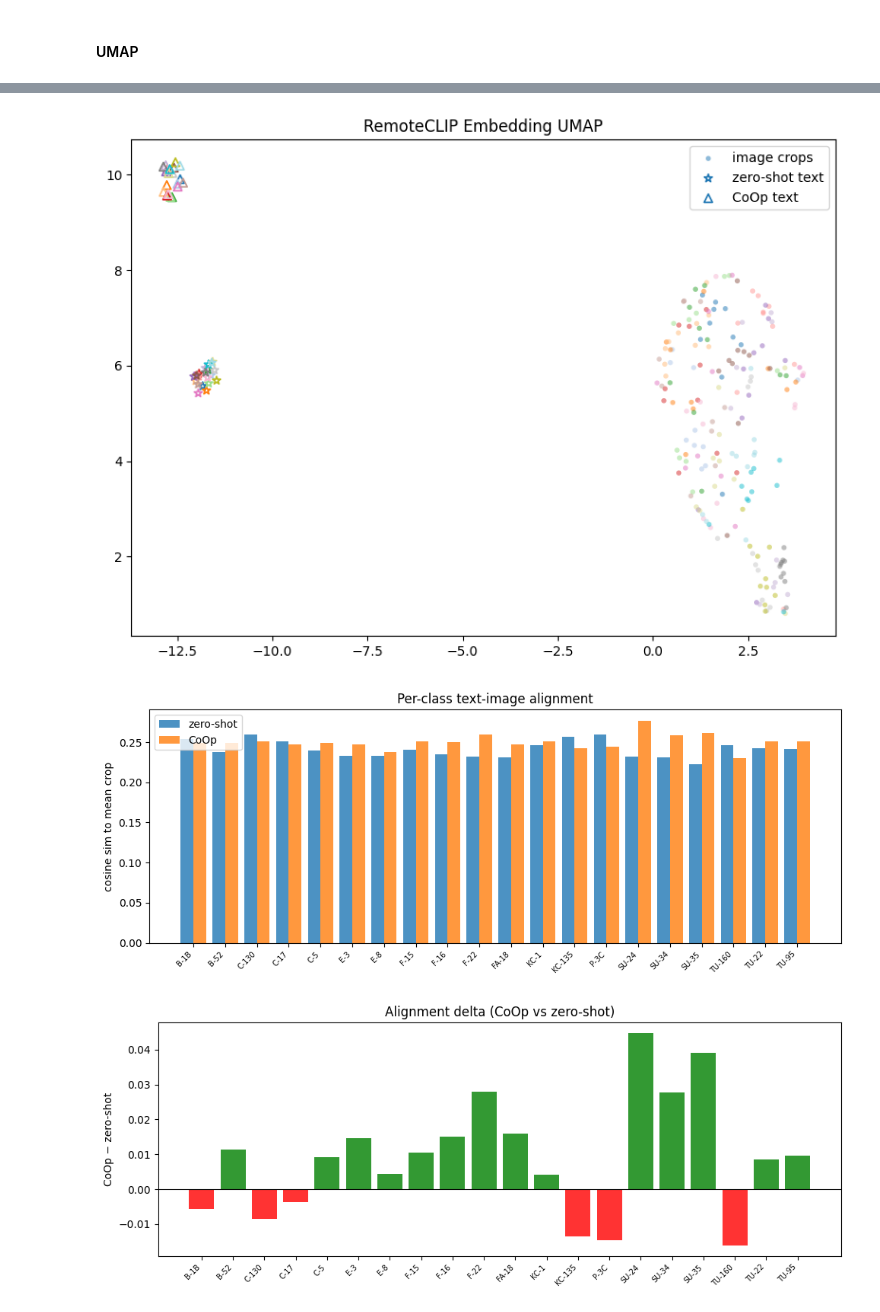
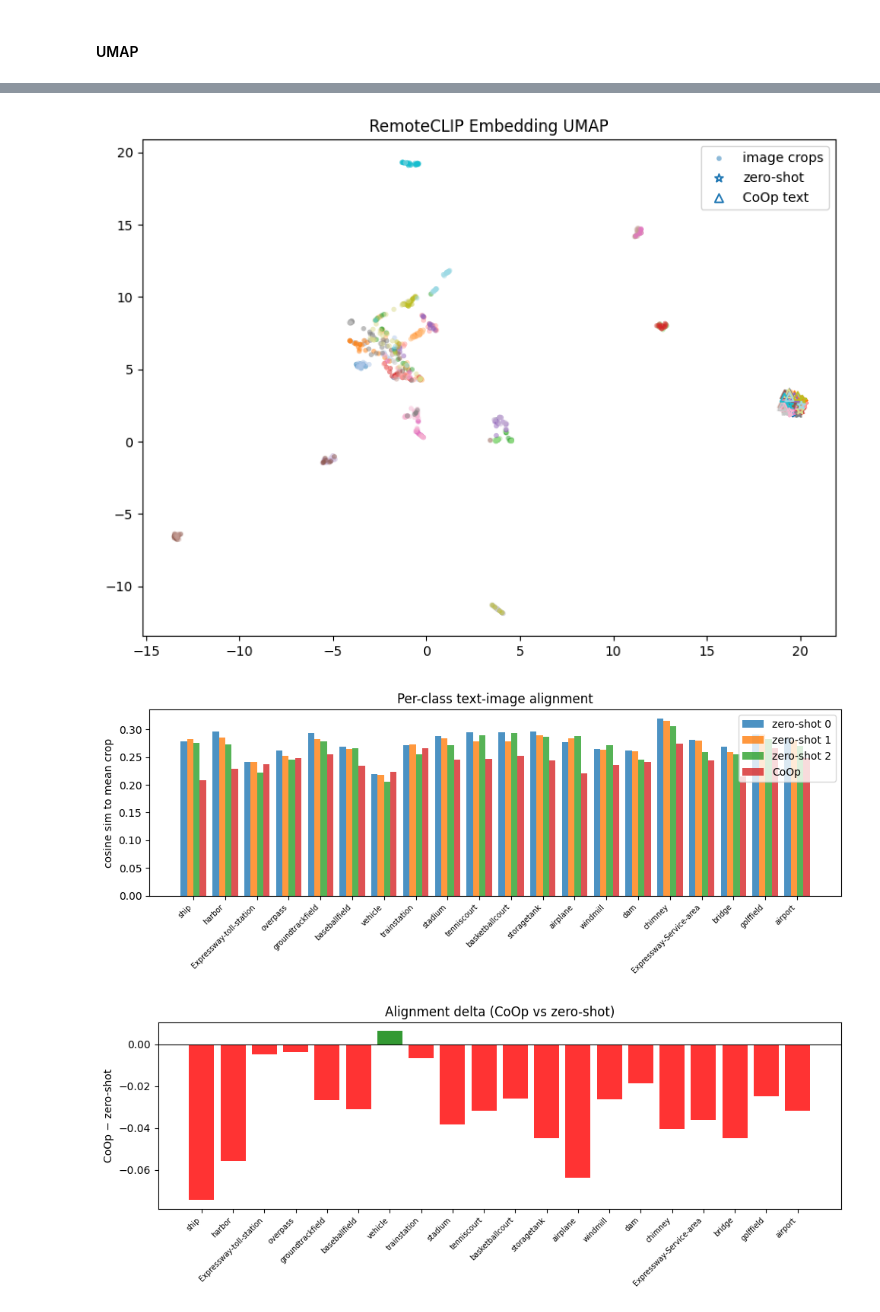
Before and after one commit to madelineloui/ovdsat, a Jupyter notebook: embedding_analysis.ipynb, the cells around one changed output, grey strips where cells are left out. Drawn from its saved outputs; the diff is of its cells as text; code cells hidden in the pictures.

Commit message:
embeddings etc.

```diff
--- a/embedding_analysis.ipynb
+++ b/embedding_analysis.ipynb
@@ -26,6 +26,6 @@ Show, for vanilla CLIP vs RS CLIP:
 # %%
 dataset='mar'
 N=10
-M_list=[3]
+M_list=[1,2,3]
 # %% [markdown]
 #### Get text embeddings
@@ -182,0 +299,30 @@ torch.Size([20, 768])
+# %%
+def contrast_score(text_protos, crop_embed):
+    C, S, D = crop_embed.shape
+    scores = []
+    for i in range(C):
+        sim_correct   = (text_protos[i] * crop_embed[i]).sum(-1).mean()
+        other_crops   = torch.cat([crop_embed[:i], crop_embed[i+1:]], dim=0).reshape(-1, D)
+        sim_incorrect = (text_protos[i] * other_crops).sum(-1).mean()
+        scores.append((sim_correct - sim_incorrect).item())
+    return np.array(scores)
+
+for name, zs, coop_list, crops in [
+    ('CLIP',       clip_zs_list[1],       clip_coop_list,       clip_crop_embed_list),
+    ('GeoRSCLIP',  georsclip_zs_list[1],  georsclip_coop_list,  georsclip_crop_embed_list),
+    ('RemoteCLIP', remoteclip_zs_list[1], remoteclip_coop_list, remoteclip_crop_embed_list),
+]:
+    zs_cpu   = zs.cpu()
+    coop_cpu = F.normalize(torch.stack(coop_list).mean(0), dim=-1).cpu()
+    crops_cpu = crops.cpu()
+
+    zs_scores   = contrast_score(zs_cpu,   crops_cpu)
+    coop_scores = contrast_score(coop_cpu, crops_cpu)
+    delta       = coop_scores - zs_scores
+
+    print(f"\n=== {name} ===")
+    print(f"  ZS   mean contrast: {zs_scores.mean():.4f}")
+    print(f"  CoOp mean contrast: {coop_scores.mean():.4f}")
+    print(f"  Mean delta:         {delta.mean():+.4f}")
+    for i, (lab, d) in enumerate(zip(label_names, delta)):
+        print(f"    {lab:30s}: {d:+.4f}")
@@ -392,7 +677,7 @@ plot_umap_perclass(
 # %%
 plot_umap(
-    remoteclip_zs,
-    remoteclip_coop,
+    remoteclip_zs_list,
+    remoteclip_coop_list,
     remoteclip_crop_embed_list,
     "RemoteCLIP Embedding UMAP",
     label_names
@@ -408,5 +686,5 @@ torch.Size([20, 768])
-[figure, old version]
+[figure, new version]
-[figure, old version]
+[figure, new version]
-[figure, old version]
+[figure, new version]
 # %%
 plot_umap_perclass(
```
Also changed, not shown: parts of 30 cells of this notebook, 4 other files.
